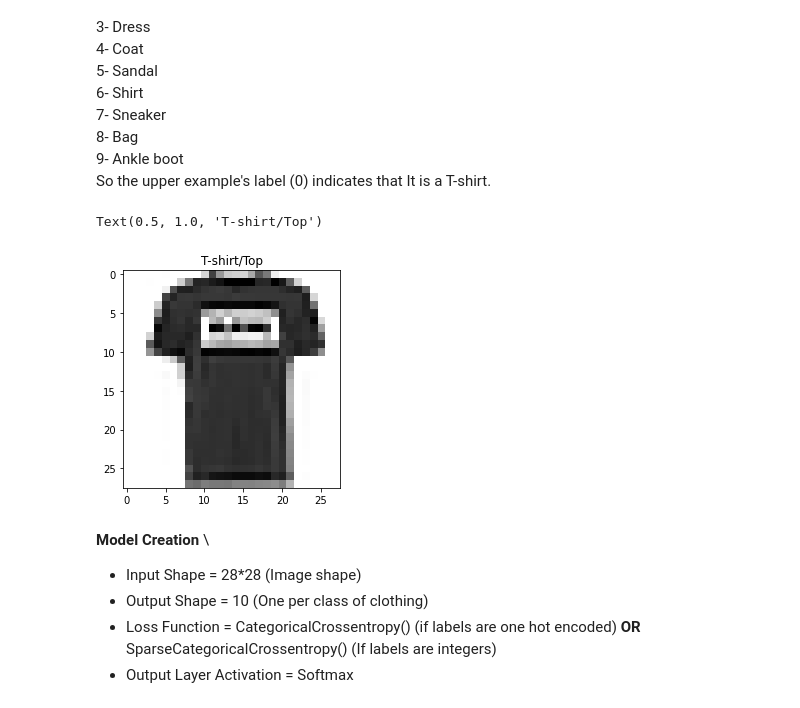
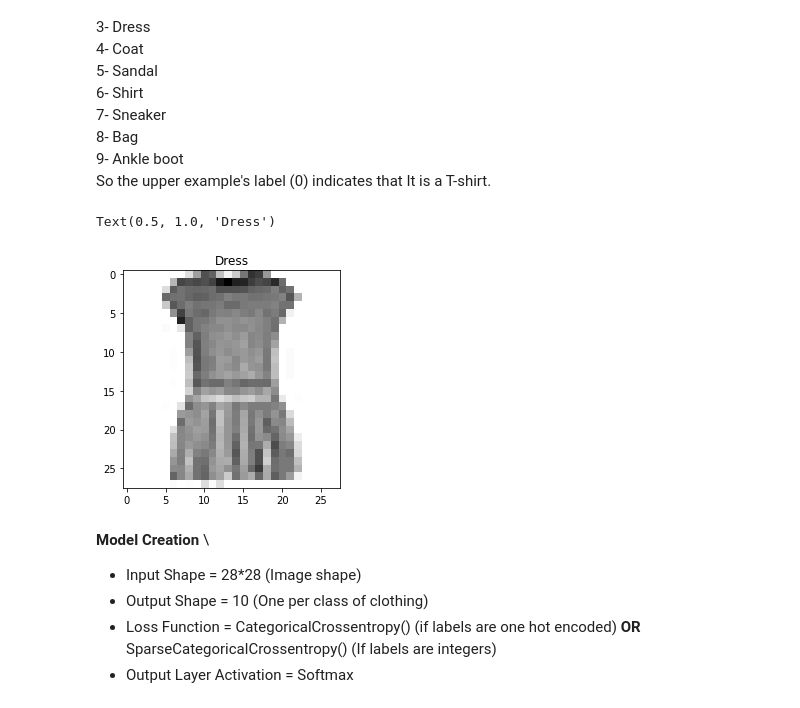
Before and after one commit to Messbah/Tensorflow_Practice, a Jupyter notebook: Classification_with_TensorFlow.ipynb, the cells around one changed output. Drawn from its saved outputs; the diff is of its cells as text; code cells hidden in the pictures.

```diff
--- a/Classification_with_TensorFlow.ipynb
+++ b/Classification_with_TensorFlow.ipynb
@@ -271,12 +259,12 @@ So the upper example's label (0) indicates that It is a T-shirt.
 # %%
 class_names = ["T-shirt/Top", "Trouser", "Pullover", "Dress", "Coat", "Sandal" , "Shirt", "Sneaker", "Bag","Ankle boot"]
 # %%
-index = 1
+index = 3
 plt.imshow(train_data[index],cmap =plt.cm.binary)
 plt.title(class_names[train_labels[index]])
 # %% [output]
-Text(0.5, 1.0, 'T-shirt/Top')
+Text(0.5, 1.0, 'Dress')
-[figure, old version]
+[figure, new version]
 # %% [markdown]
 **Model Creation** \
 * Input Shape = 28*28 (Image shape)
```
Also changed, not shown: parts of 17 cells of this notebook.
